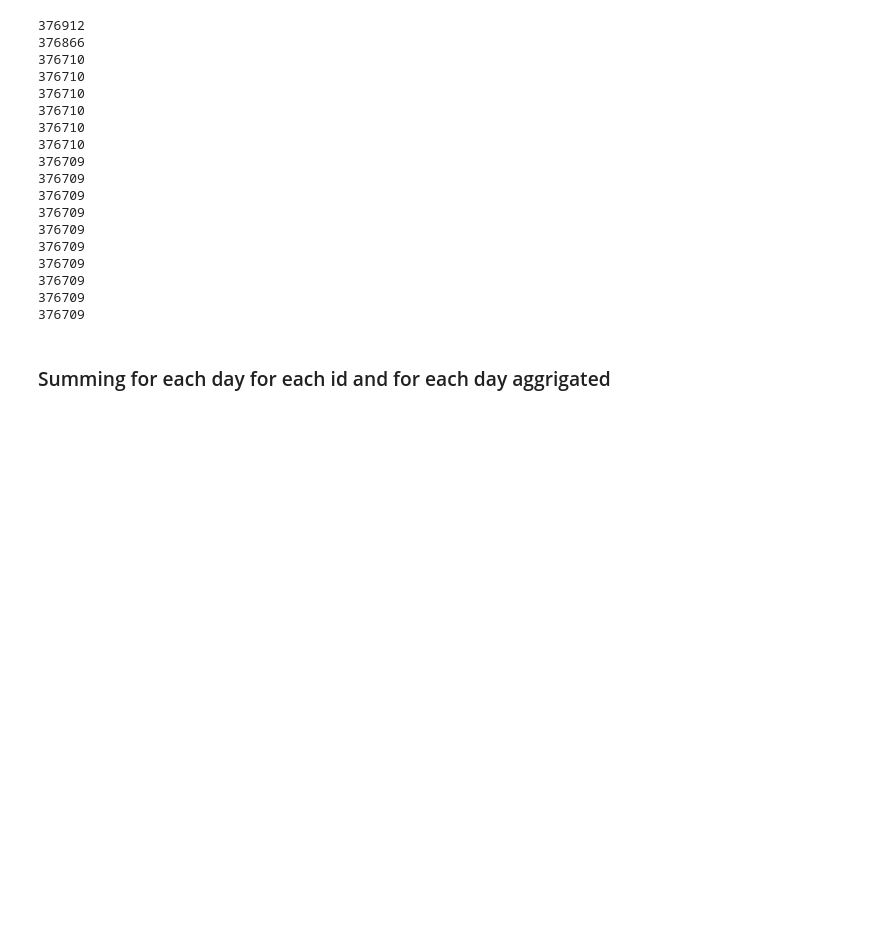
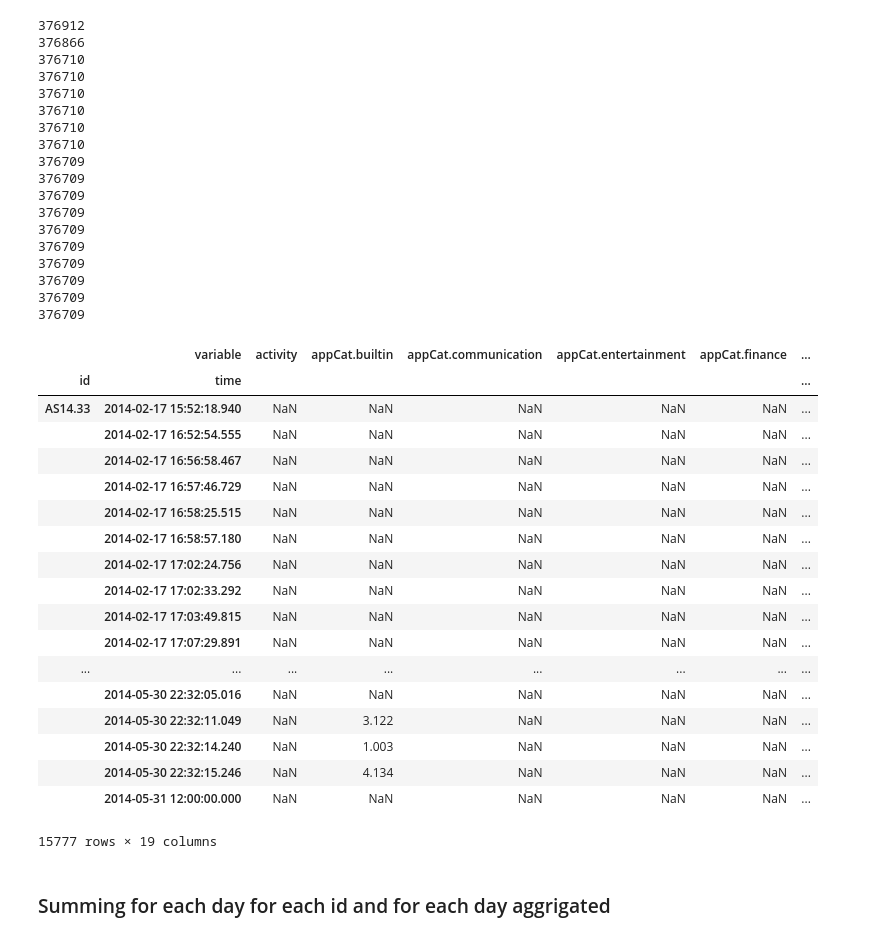
Before and after one commit to jelrae/dataMineAss1, a Jupyter notebook: DMT1_latest.ipynb, the cells around one changed output. Saved outputs shown, nothing was run; the diff lists cells and outputs as text; code cells hidden in the pictures; blank space fills up the shorter version.

Commit message:
Now with more data points

```diff
--- a/DMT1_latest.ipynb
+++ b/DMT1_latest.ipynb
@@ -138,6 +138,29 @@ data_formated = pivoted_table
 376709
 376709
 376709
+# %%
+test = data_formated.loc[data_formated.index.get_level_values('id') == 'AS14.33']
+test
+# %% [output]
+|  | variable | activity | appCat.builtin | appCat.communication | appCat.entertainment | appCat.finance | ... |
+| id | time |  |  |  |  |  | ... |
+| AS14.33 | 2014-02-17 15:52:18.940 | NaN | NaN | NaN | NaN | NaN | ... |
+|  | 2014-02-17 16:52:54.555 | NaN | NaN | NaN | NaN | NaN | ... |
+|  | 2014-02-17 16:56:58.467 | NaN | NaN | NaN | NaN | NaN | ... |
+|  | 2014-02-17 16:57:46.729 | NaN | NaN | NaN | NaN | NaN | ... |
+|  | 2014-02-17 16:58:25.515 | NaN | NaN | NaN | NaN | NaN | ... |
+|  | 2014-02-17 16:58:57.180 | NaN | NaN | NaN | NaN | NaN | ... |
+|  | 2014-02-17 17:02:24.756 | NaN | NaN | NaN | NaN | NaN | ... |
+|  | 2014-02-17 17:02:33.292 | NaN | NaN | NaN | NaN | NaN | ... |
+|  | 2014-02-17 17:03:49.815 | NaN | NaN | NaN | NaN | NaN | ... |
+|  | 2014-02-17 17:07:29.891 | NaN | NaN | NaN | NaN | NaN | ... |
+| ... | ... | ... | ... | ... | ... | ... | ... |
+|  | 2014-05-30 22:32:05.016 | NaN | NaN | NaN | NaN | NaN | ... |
+|  | 2014-05-30 22:32:11.049 | NaN | 3.122 | NaN | NaN | NaN | ... |
+|  | 2014-05-30 22:32:14.240 | NaN | 1.003 | NaN | NaN | NaN | ... |
+|  | 2014-05-30 22:32:15.246 | NaN | 4.134 | NaN | NaN | NaN | ... |
+|  | 2014-05-31 12:00:00.000 | NaN | NaN | NaN | NaN | NaN | ... |
+15777 rows × 19 columns
 # %% [markdown]
 ### Summing for each day for each id and for each day aggrigated
 # %%
```
Also changed, not shown: parts of 2 cells of this notebook.
